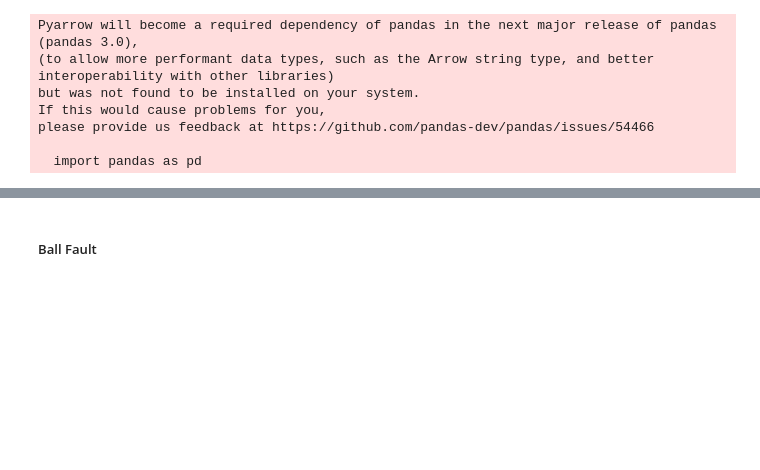
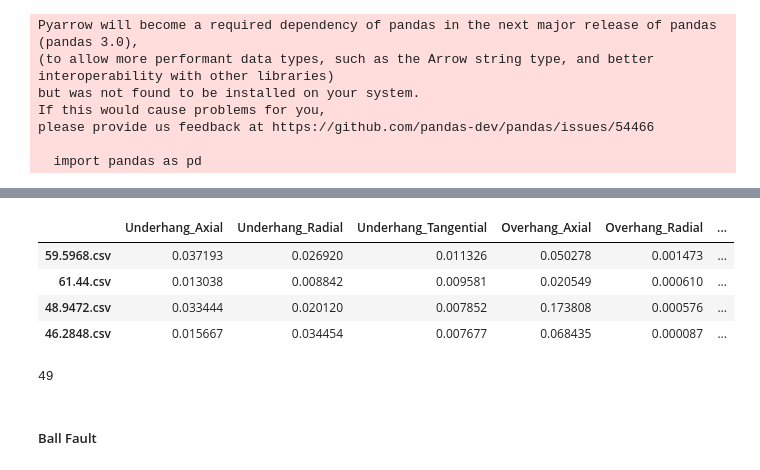
Before and after one commit to fboldt/bearing-fault-diagnosis, a Jupyter notebook: notebook_mafalda.ipynb, the cells around one changed output, grey strips where cells are left out. Drawn from its saved outputs; the diff is of its cells as text; code cells hidden in the pictures; blank space fills up the shorter version.

```diff
--- a/notebook_mafalda.ipynb
+++ b/notebook_mafalda.ipynb
@@ -173,14 +334,0 @@ There are 49 sequences without any fault, each with a fixed rotation speed withi
-# %%
-directory = "raw_mafalda/normal"
-files = list_files_in_directory(directory)
-
-rotation_speed = 60 #rpm
-create_directory("raw_mafalda_npy")
-for index, file in enumerate(files):
-    rotation_speed = rotation_speed * (index + 1)
-    path = os.path.join(directory, file)
-    data = read_csv_data(path)[:acquisition_maxsize]
-    # considering that there was an increase of 60 in speed
-    data.Tachometer = data.Tachometer + rotation_speed
-    save_as_numpy_array(data, f"raw_mafalda_npy/n_{index}")
-    # save_as_matlab(data, f"n_{index}")
@@ -205,0 +390,11 @@ KeyboardInterrupt:
+# %%
+df = var_df.T
+
+idxmax = df.idxmax()
+idxmin = df.idxmin()
+
+print('Arquivos com variância máxima')
+print(idxmax)
+print()
+print('Arquivos com variância mínima')
+print(idxmin)
@@ -206,3 +419,20 @@ KeyboardInterrupt:
+# %%
+largest = df.nlargest(4, 'Underhang_Axial')
+largest2 = df.nlargest(4, 'Underhang_Radial')
+largest3 = df.nlargest(4, 'Underhang_Tangential')
+largest3
+# %% [output]
+|  | Underhang_Axial | Underhang_Radial | Underhang_Tangential | Overhang_Axial | Overhang_Radial | ... |
+| 59.5968.csv | 0.037193 | 0.026920 | 0.011326 | 0.050278 | 0.001473 | ... |
+| 61.44.csv | 0.013038 | 0.008842 | 0.009581 | 0.020549 | 0.000610 | ... |
+| 48.9472.csv | 0.033444 | 0.020120 | 0.007852 | 0.173808 | 0.000576 | ... |
+| 46.2848.csv | 0.015667 | 0.034454 | 0.007677 | 0.068435 | 0.000087 | ... |
+# %%
+dir = "raw_mafalda/underhang/cage_fault/20g"
+files_name = list_files_in_directory(dir)
+len(files_name)
+# %% [output]
+49
 # %% [markdown]
 ##### Ball Fault
 # %%
```
Also changed, not shown: parts of 27 cells of this notebook.
